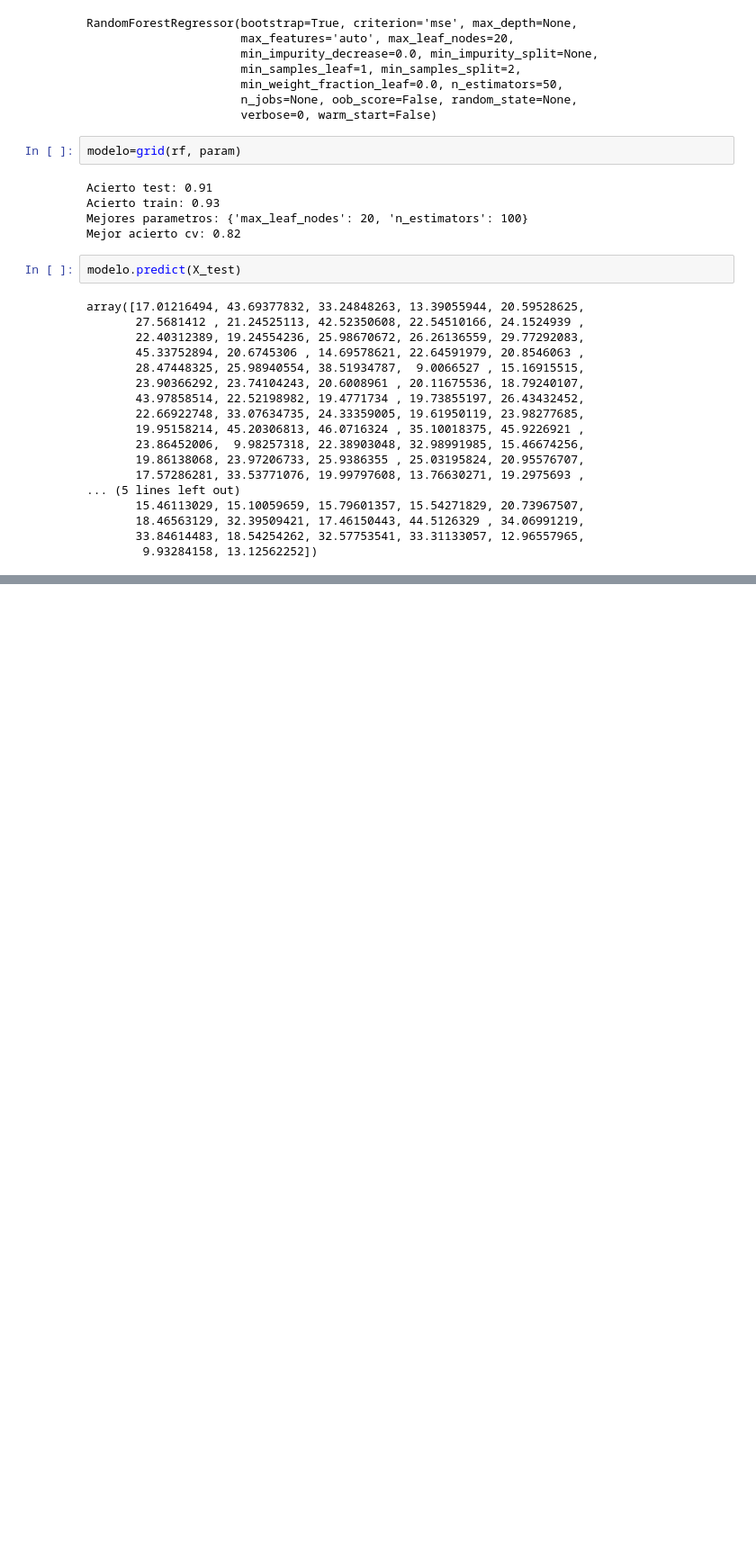
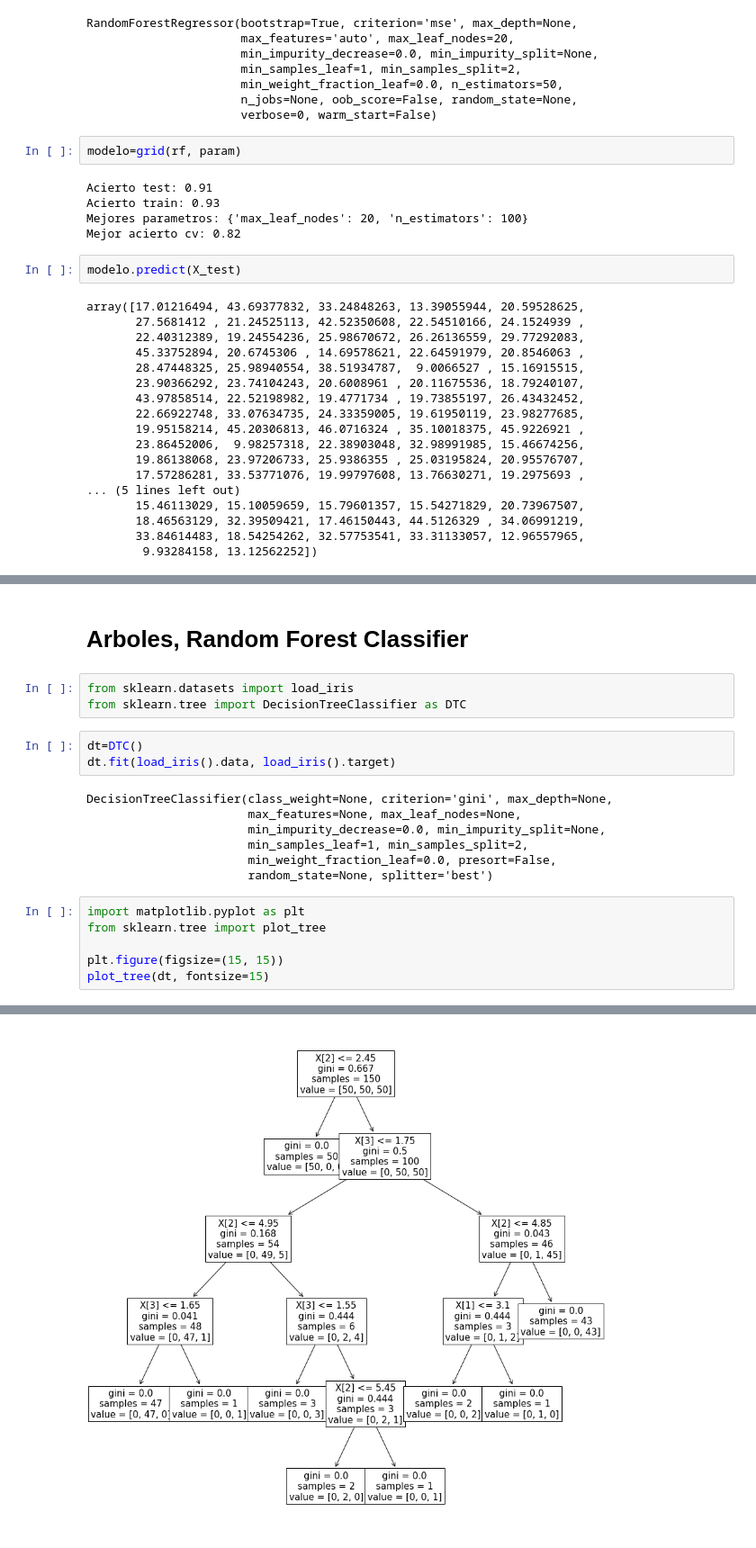
Before and after one commit to albertoid/clases_datamex0120, a Jupyter notebook: w6_d3 - Supervised Learning.ipynb, the cells around one changed output, grey strips where cells are left out. Shown at 90% size. Saved outputs shown, nothing was run; the diff lists cells and outputs as text; blank space fills up the shorter version.

```diff
--- a/w6_d3 - Supervised Learning.ipynb
+++ b/w6_d3 - Supervised Learning.ipynb
@@ -194,3 +193,25 @@ test_score=etr.score(X_test, y_test)
 print (train_score, test_score)
 # %% [output]
 1.0 0.840286635853755
+# %% [markdown]
+# Arboles, Random Forest Classifier
+# %%
+from sklearn.datasets import load_iris
+from sklearn.tree import DecisionTreeClassifier as DTC
+# %%
+dt=DTC()
+dt.fit(load_iris().data, load_iris().target)
+# %% [output]
+DecisionTreeClassifier(class_weight=None, criterion='gini', max_depth=None,
+                       max_features=None, max_leaf_nodes=None,
+                       min_impurity_decrease=0.0, min_impurity_split=None,
+                       min_samples_leaf=1, min_samples_split=2,
+                       min_weight_fraction_leaf=0.0, presort=False,
+                       random_state=None, splitter='best')
+# %%
+import matplotlib.pyplot as plt
+from sklearn.tree import plot_tree
+
+plt.figure(figsize=(15, 15))
+plot_tree(dt, fontsize=15)
+# %% [output]
@@ -196,0 +235 @@ print (train_score, test_score)
+[figure, added]
```
Also changed, not shown: parts of 22 cells of this notebook.
